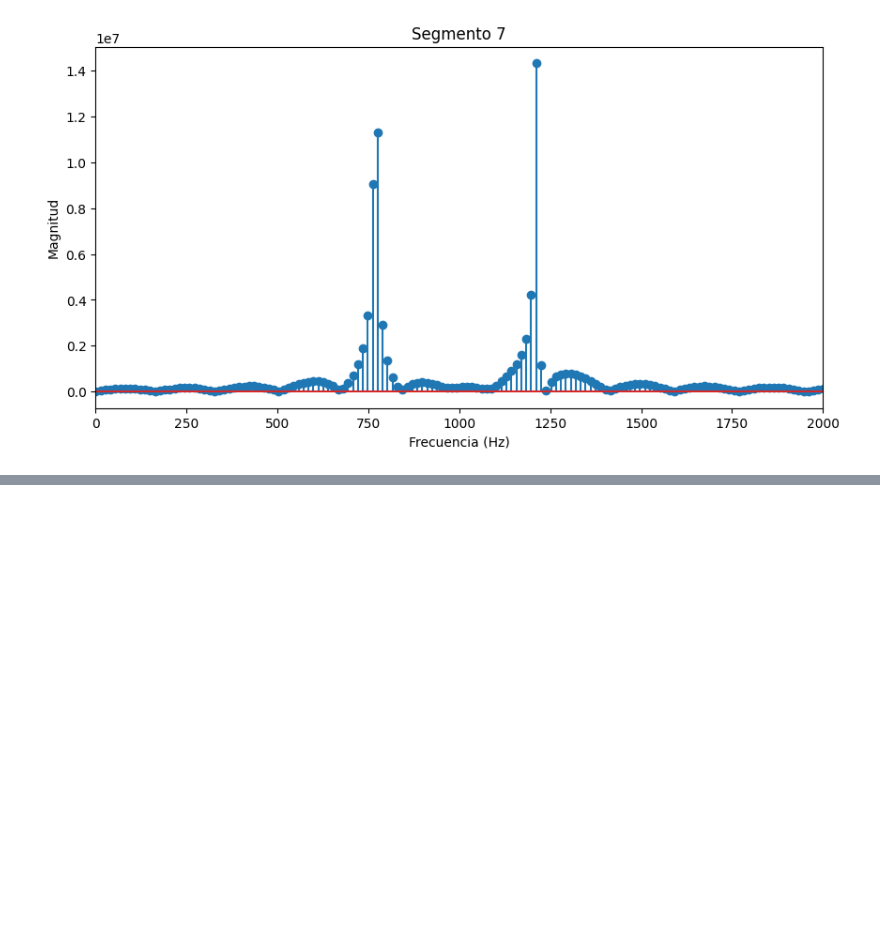
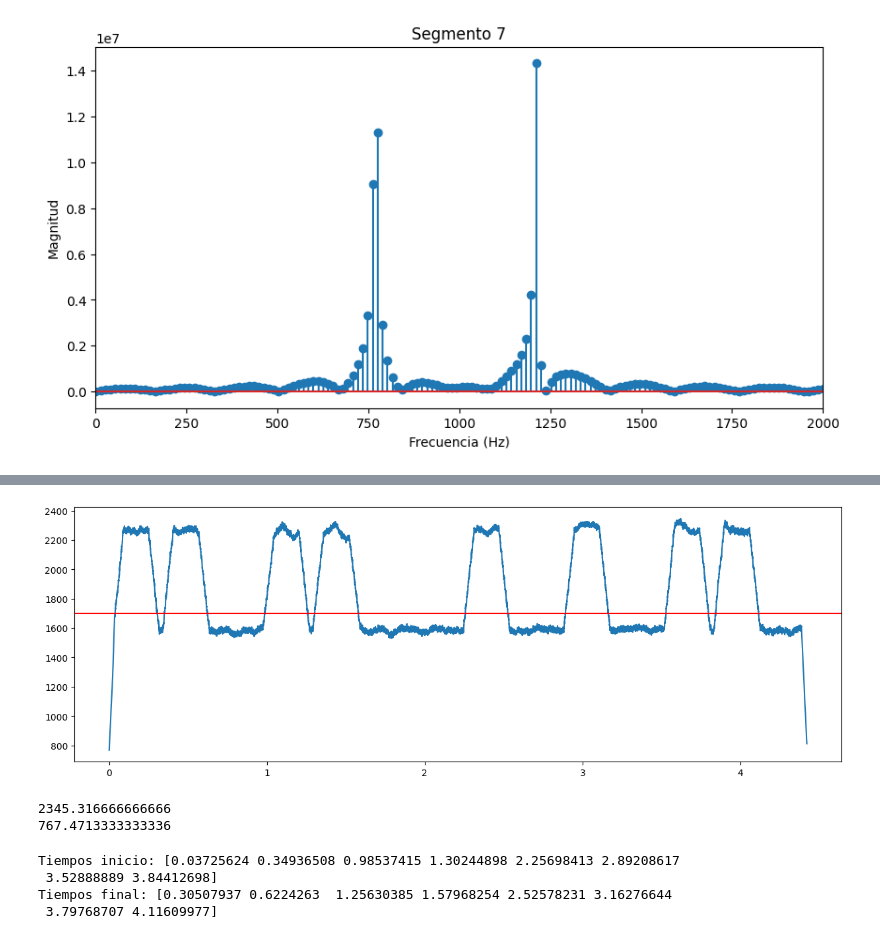
Before and after one commit to Dowhyj32/Modelado-Continuo, a Jupyter notebook: Analisis de Fourier/TP/tp2.ipynb, the cells around one changed output, grey strips where cells are left out. Cells and saved outputs as stored; diff of their text form; code cells hidden in the pictures; blank space fills up the shorter version.

```diff
--- a/Analisis de Fourier/TP/tp2.ipynb
+++ b/Analisis de Fourier/TP/tp2.ipynb
@@ -572,0 +136,59 @@ Dígito detectado: 3
+# %%
+amplitud = np.abs(canal_b)
+
+ventana = 3000
+
+energia = np.convolve(
+    amplitud,
+    np.ones(ventana)/ventana,
+    mode='same'
+)
+
+umbral = 1700
+
+hay_senal = energia > umbral
+
+plt.figure(figsize=(15,5))
+plt.plot(tb, energia)
+plt.axhline(umbral, color='red')
+plt.show()
+
+print(np.max(energia))
+print(np.min(energia))
+# %% [output]
+[figure, added]
+2345.316666666666
+767.4713333333336
+# %%
+cambios = np.diff(hay_senal.astype(int))
+
+inicios = np.where(cambios == 1)[0]
+finales = np.where(cambios == -1)[0]
+
+duracion_minima = 0.05   # segundos
+
+inicios_filtrados = []
+finales_filtrados = []
+
+for inicio, final in zip(inicios, finales):
+
+    duracion = (final - inicio) / fs_b
+
+    if duracion > duracion_minima:
+
+        inicios_filtrados.append(inicio)
+        finales_filtrados.append(final)
+
+inicios = np.array(inicios_filtrados)
+finales = np.array(finales_filtrados)
+
+tiempos_inicio = inicios / fs_a
+tiempos_final = finales / fs_a
+
+print(f'Tiempos inicio: {tiempos_inicio}')
+print(f'Tiempos final: {tiempos_final}')
+# %% [output]
+Tiempos inicio: [0.03725624 0.34936508 0.98537415 1.30244898 2.25698413 2.89208617
+ 3.52888889 3.84412698]
+Tiempos final: [0.30507937 0.6224263  1.25630385 1.57968254 2.52578231 3.16276644
+ 3.79768707 4.11609977]
```
Also changed, not shown: parts of 6 cells of this notebook, 1 other file.
